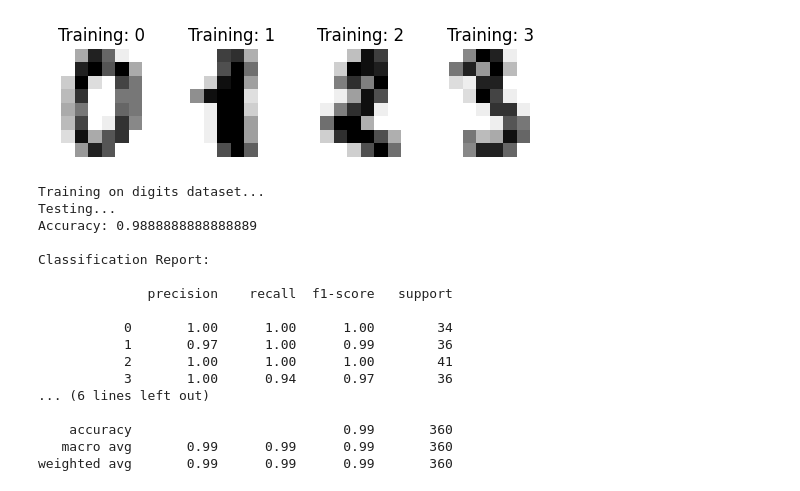
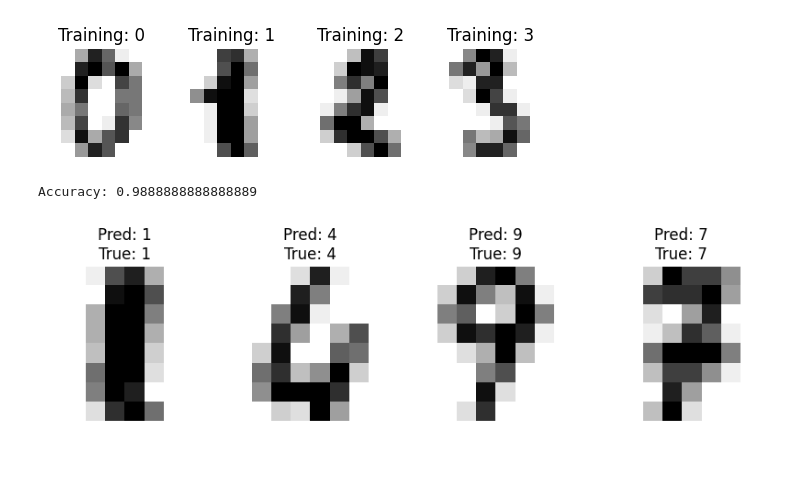
Before and after one commit to KazooBoye/MLandDataMining, a Jupyter notebook: SVM/SVM.ipynb, the cells around one changed output. Saved outputs shown, nothing was run; the diff lists cells and outputs as text; code cells hidden in the pictures; blank space fills up the shorter version.

```diff
--- a/SVM/SVM.ipynb
+++ b/SVM/SVM.ipynb
@@ -312,49 +312,34 @@ Dữ liệu testing =  (360, 64) (360,)
 # %%
 ##### exercise #####
 # Yêu cầu: Ứng dụng mô hình svm vào bài toán phân loại ảnh
-# Gợi ý: dữ liệu đã được chia train, test, Áp dụng phần 2. và 3. để training và testing model. Chú ý nên có thêm phần tuning model
-######################
-# model = None
-######################
 
-##### exercise #####
-# Yêu cầu: Ứng dụng mô hình svm vào bài toán phân loại ảnh
-
-# 1. Initialize the model
-# For images, 'rbf' or 'poly' kernels often work better than 'linear'.
-# gamma=0.001 is a common starting point for this specific dataset.
+# 1. Initialize and Train the model
+# Using RBF kernel which is generally better for image data
 model = svm.SVC(gamma=0.001, C=100, kernel='rbf')
-
-# 2. Training
-print("Training on digits dataset...")
 model.fit(X_train, y_train)
 
-# 3. Testing
-print("Testing...")
+# 2. Predict on the test set
 y_pred = model.predict(X_test)
 
-# 4. Evaluation
-from sklearn.metrics import classification_report
+# 3. Evaluate accuracy
+from sklearn.metrics import accuracy_score
 print("Accuracy:", accuracy_score(y_test, y_pred))
-print("\nClassification Report:\n")
-print(classification_report(y_test, y_pred))
+
+# 4. Visualize predictions alongside images
+# We assume X_test contains flattened arrays (64 elements), so we reshape them to 8x8
+images_and_predictions = list(zip(X_test, y_pred, y_test))
+
+plt.figure(figsize=(10, 4))
+for index, (image, prediction, actual) in enumerate(images_and_predictions[:4]):
+    plt.subplot(1, 4, index + 1)
+    plt.axis('off')
+    # Reshape back to 8x8 to display
+    plt.imshow(image.reshape(8, 8), cmap=plt.cm.gray_r, interpolation='nearest')
+    plt.title(f'Pred: {prediction}\nTrue: {actual}')
+
+plt.show()
 
 ######################
 # %% [output]
-Training on digits dataset...
-Testing...
 Accuracy: 0.9888888888888889
-
-Classification Report:
-
-              precision    recall  f1-score   support
-
-           0       1.00      1.00      1.00        34
-           1       0.97      1.00      0.99        36
-           2       1.00      1.00      1.00        41
-           3       1.00      0.94      0.97        36
-... (6 lines left out)
-
-    accuracy                           0.99       360
-   macro avg       0.99      0.99      0.99       360
-weighted avg       0.99      0.99      0.99       360
+[figure, added]
```
